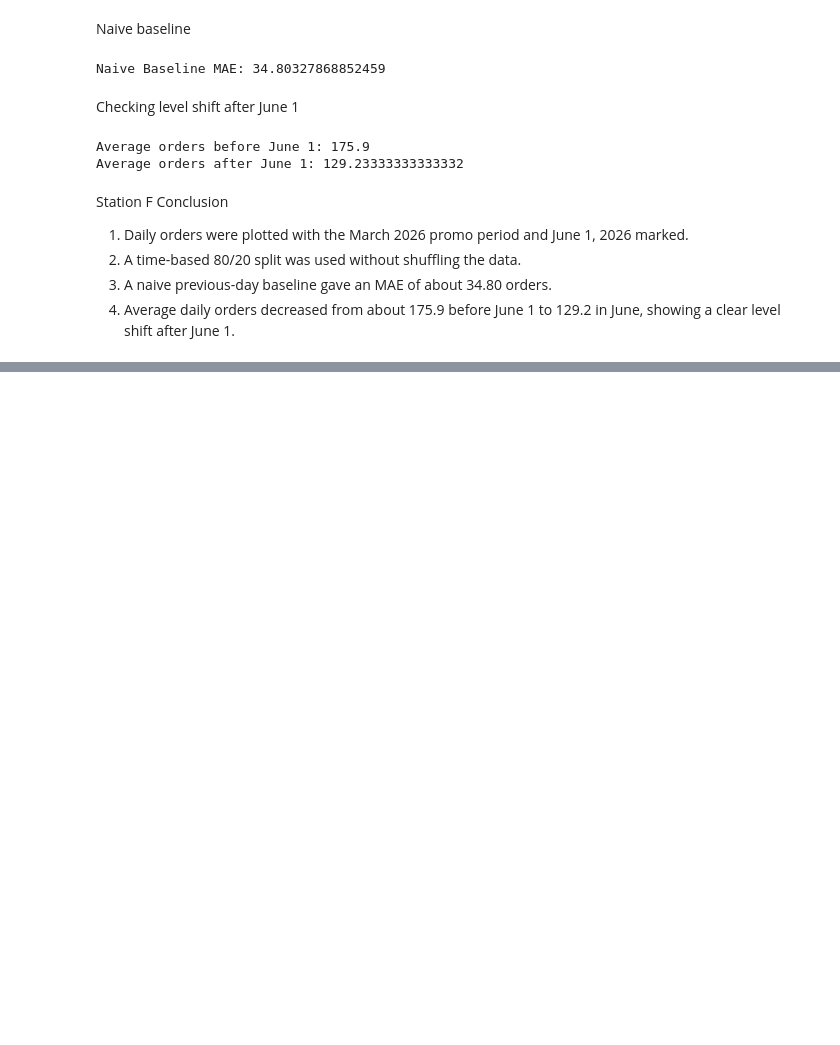
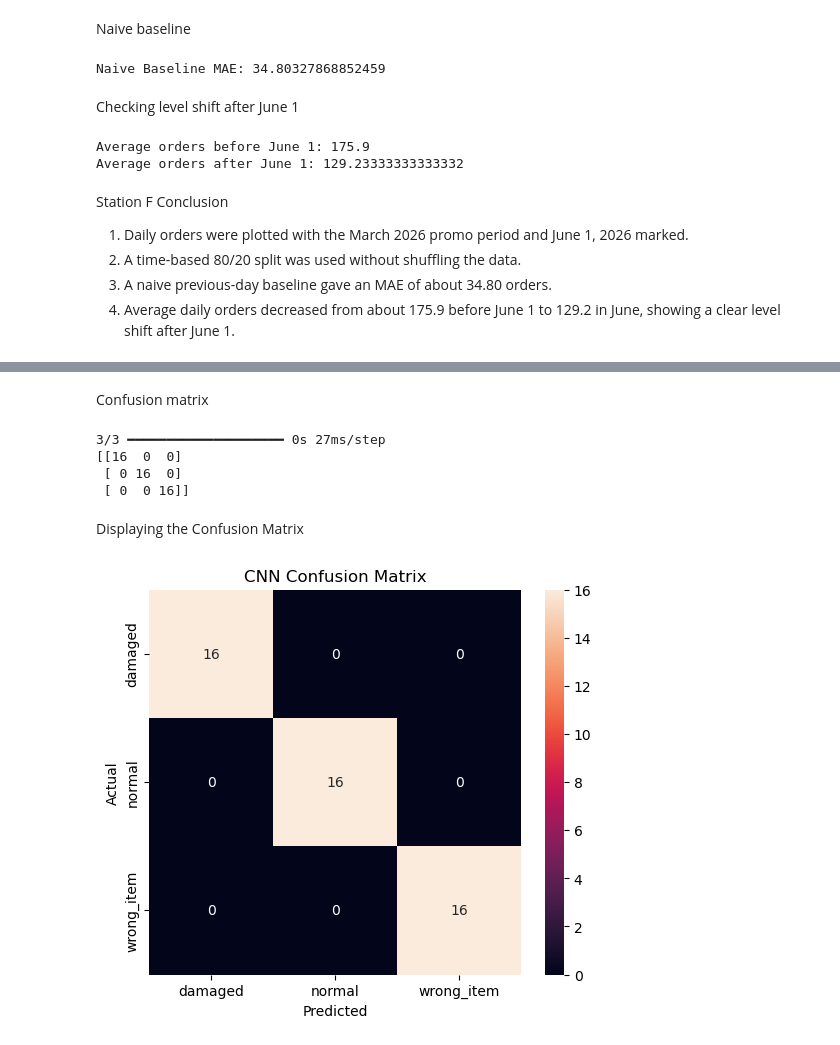
Before and after one commit to Dattu-998/pulsecart-analysis, a Jupyter notebook: analysis.ipynb, the cells around one changed output, grey strips where cells are left out. Drawn from its saved outputs; the diff is of its cells as text; code cells hidden in the pictures; blank space fills up the shorter version.

Commit message:
Completed Station G: Regex extraction and hit rates and Completed Station H: CNN image classification

```diff
--- a/analysis.ipynb
+++ b/analysis.ipynb
@@ -1097,0 +1285,6 @@ Station F Conclusion
+# %%
+history = model.fit(
+    train_data,
+    epochs=10,
+    validation_data=test_data
+)
@@ -1097,0 +1320,43 @@ Station F Conclusion
+# %% [markdown]
+Confusion matrix
+# %%
+import numpy as np
+from sklearn.metrics import confusion_matrix
+
+test_data.reset()
+
+predictions = model.predict(test_data)
+predicted_classes = np.argmax(predictions, axis=1)
+
+true_classes = test_data.classes
+
+cm = confusion_matrix(true_classes, predicted_classes)
+
+print(cm)
+# %% [output]
+3/3 ━━━━━━━━━━━━━━━━━━━━ 0s 27ms/step
+[[16  0  0]
+ [ 0 16  0]
+ [ 0  0 16]]
+# %% [markdown]
+Displaying the Confusion Matrix
+# %%
+import seaborn as sns
+import matplotlib.pyplot as plt
+
+plt.figure(figsize=(6, 5))
+
+sns.heatmap(
+    cm,
+    annot=True,
+    fmt="d",
+    xticklabels=test_data.class_indices.keys(),
+    yticklabels=test_data.class_indices.keys()
+)
+
+plt.xlabel("Predicted")
+plt.ylabel("Actual")
+plt.title("CNN Confusion Matrix")
+plt.show()
+# %% [output]
+[figure, added]
```
Also changed, not shown: parts of 24 cells of this notebook.
